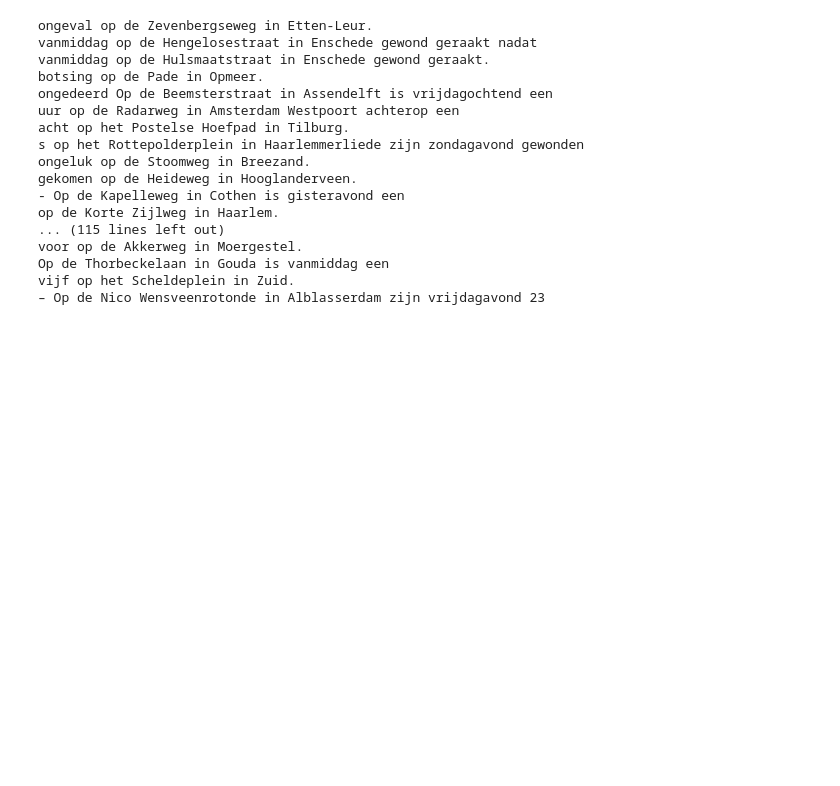
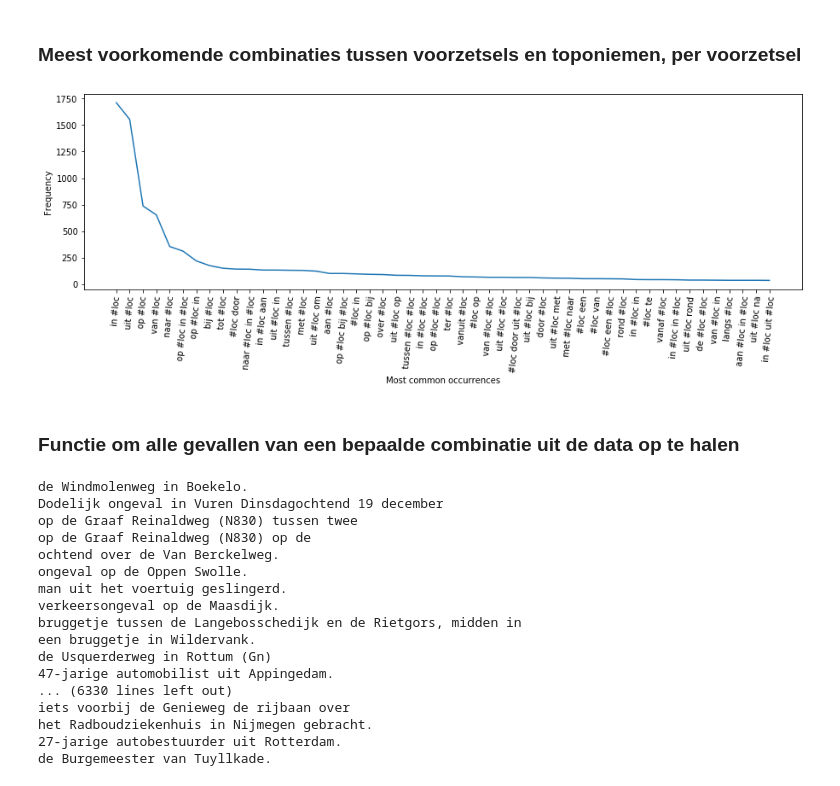
Before and after one commit to tonno123/geocoding-nlp, a Jupyter notebook: experiments/Data visualisation.ipynb, the cells around one changed output. Saved outputs shown, nothing was run; the diff lists cells and outputs as text; code cells hidden in the pictures; blank space fills up the shorter version.

```diff
--- a/experiments/Data visualisation.ipynb
+++ b/experiments/Data visualisation.ipynb
@@ -21,21 +32,29 @@ word_pos_location_dict = word_pos_frequency(input_data, pos_list=["ADP"])
+# %% [markdown]
+### Meest voorkomende combinaties tussen voorzetsels en toponiemen, per voorzetsel
+# %%
+word_pos_location_dict2 = word_pos_frequency(input_data_flitsservice_train, pos_list=["ADP"], pos_or_word=0)
+# %% [output]
+[figure, added]
+# %% [markdown]
+### Functie om alle gevallen van een bepaalde combinatie uit de data op te halen
 # %%
 # after using word_pos_frequency, use this function to show all sentences with a certain word or POS-tag combination.
-search_pattern("op #loc in #loc", word_pos_location_dict, input_data)
+search_pattern("ADP #loc", word_pos_location_dict, input_data_flitsservice_train)
 # %% [output]
-ongeval op de Zevenbergseweg in Etten-Leur.
-vanmiddag op de Hengelosestraat in Enschede gewond geraakt nadat
-vanmiddag op de Hulsmaatstraat in Enschede gewond geraakt.
-botsing op de Pade in Opmeer.
-ongedeerd Op de Beemsterstraat in Assendelft is vrijdagochtend een
-uur op de Radarweg in Amsterdam Westpoort achterop een
-acht op het Postelse Hoefpad in Tilburg.
-s op het Rottepolderplein in Haarlemmerliede zijn zondagavond gewonden
-ongeluk op de Stoomweg in Breezand.
-gekomen op de Heideweg in Hooglanderveen.
-- Op de Kapelleweg in Cothen is gisteravond een
-op de Korte Zijlweg in Haarlem.
-... (115 lines left out)
-voor op de Akkerweg in Moergestel.
-Op de Thorbeckelaan in Gouda is vanmiddag een
-vijf op het Scheldeplein in Zuid.
-– Op de Nico Wensveenrotonde in Alblasserdam zijn vrijdagavond 23
+de Windmolenweg in Boekelo.
+Dodelijk ongeval in Vuren Dinsdagochtend 19 december
+op de Graaf Reinaldweg (N830) tussen twee
+op de Graaf Reinaldweg (N830) op de
+ochtend over de Van Berckelweg.
+ongeval op de Oppen Swolle.
+man uit het voertuig geslingerd.
+verkeersongeval op de Maasdijk.
+bruggetje tussen de Langebosschedijk en de Rietgors, midden in
+een bruggetje in Wildervank.
+de Usquerderweg in Rottum (Gn)
+47-jarige automobilist uit Appingedam.
+... (6330 lines left out)
+iets voorbij de Genieweg de rijbaan over
+het Radboudziekenhuis in Nijmegen gebracht.
+27-jarige autobestuurder uit Rotterdam.
+de Burgemeester van Tuyllkade.
```
Also changed, not shown: parts of 6 cells of this notebook, 1 other file.
